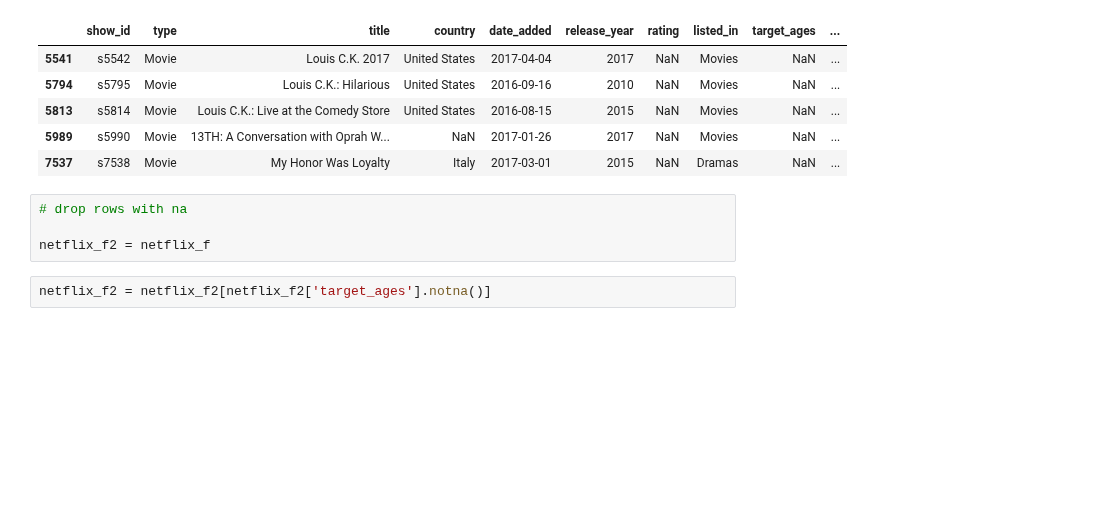
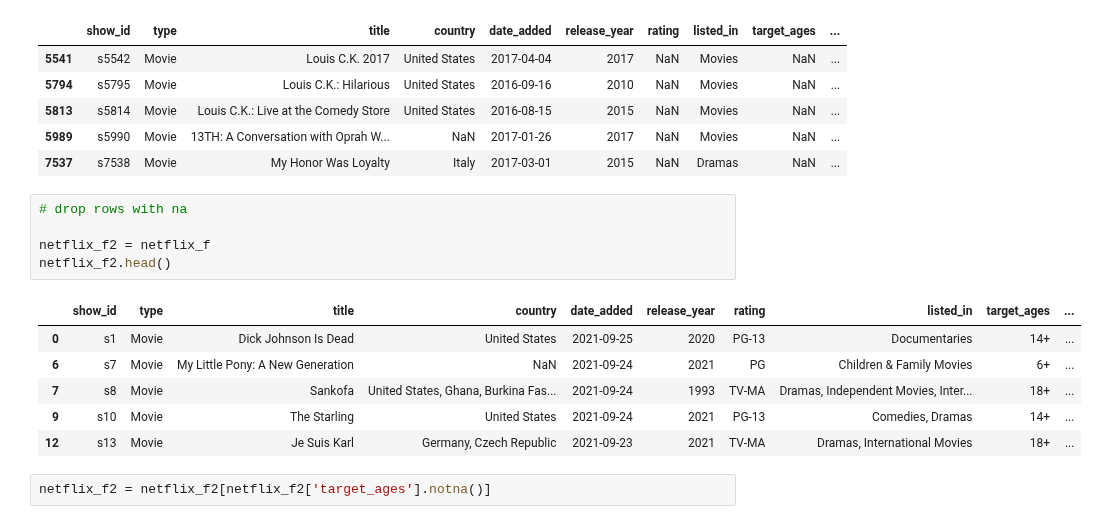
Before and after one commit to Blowdire/DataVisualizationProject, a Jupyter notebook: Progetto/progetto-netflix.ipynb, the cells around one changed output. Cells and saved outputs as stored; diff of their text form; blank space fills up the shorter version.

```diff
--- a/Progetto/progetto-netflix.ipynb
+++ b/Progetto/progetto-netflix.ipynb
@@ -791,7 +791,15 @@ netflix_f[netflix_f['target_ages'].isna()]
 # %%
 # drop rows with na
 
 netflix_f2 = netflix_f
+netflix_f2.head()
+# %% [output]
+|  | show_id | type | title | country | date_added | release_year | rating | listed_in | target_ages | ... |
+| 0 | s1 | Movie | Dick Johnson Is Dead | United States | 2021-09-25 | 2020 | PG-13 | Documentaries | 14+ | ... |
+| 6 | s7 | Movie | My Little Pony: A New Generation | NaN | 2021-09-24 | 2021 | PG | Children & Family Movies | 6+ | ... |
+| 7 | s8 | Movie | Sankofa | United States, Ghana, Burkina Fas... | 2021-09-24 | 1993 | TV-MA | Dramas, Independent Movies, Inter... | 18+ | ... |
+| 9 | s10 | Movie | The Starling | United States | 2021-09-24 | 2021 | PG-13 | Comedies, Dramas | 14+ | ... |
+| 12 | s13 | Movie | Je Suis Karl | Germany, Czech Republic | 2021-09-23 | 2021 | TV-MA | Dramas, International Movies | 18+ | ... |
 # %%
 netflix_f2 = netflix_f2[netflix_f2['target_ages'].notna()]
 # %%
```
Also changed, not shown: parts of 2 cells of this notebook, 2 other files.
